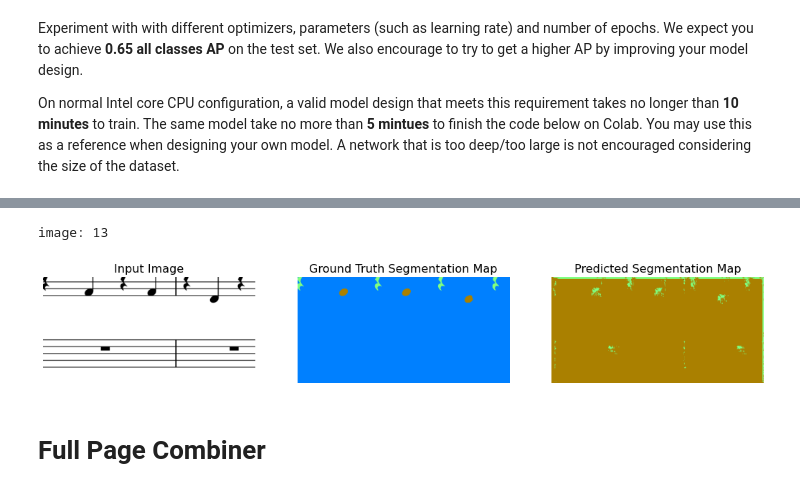
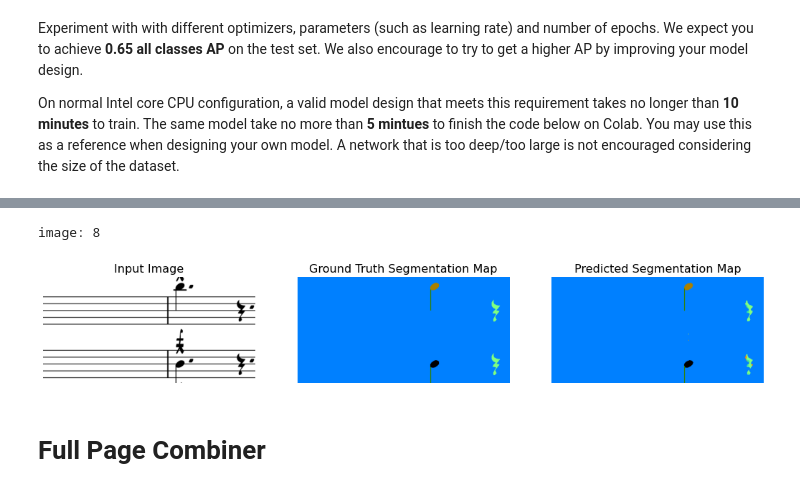
Before and after one commit to AshwinS27/TrebleInTheSheets, a Jupyter notebook: SemanticSegmentation.ipynb, the cells around one changed output, grey strips where cells are left out. Drawn from its saved outputs; the diff is of its cells as text; code cells hidden in the pictures.

```diff
--- a/SemanticSegmentation.ipynb
+++ b/SemanticSegmentation.ipynb
@@ -467,31 +471,31 @@ Validation loss:
 -----------------Epoch = 6-----------------
 ... (88 outputs left out)
 # %%
-img_idx = 13
+img_idx = 8
 
 print(f'image: {img_idx}')
 output_dir = 'output_test'
 
 plt.subplot(1, 3, 1)
 plt.imshow(Image.open(os.path.join(output_dir, 'x{}.png'.format(img_idx))))
 plt.title('Input Image', fontsize=16)
 plt.axis('off')
 
 plt.subplot(1, 3, 2)
 plt.imshow(Image.open(os.path.join(output_dir, 'gt{}.png'.format(img_idx))))
 plt.title('Ground Truth Segmentation Map', fontsize=16)
 plt.axis('off')
 
 plt.subplot(1, 3, 3)
 plt.imshow(Image.open(os.path.join(output_dir, 'y{}.png'.format(img_idx))))
 plt.title('Predicted Segmentation Map', fontsize=16)
 plt.axis('off')
 
 plt.gcf().set_size_inches(18, 10)
 plt.show()
 # %% [output]
-image: 13
+image: 8
-[figure, old version]
+[figure, new version]
 # %% [markdown]
 # Full Page Combiner
 # %%
```
Also changed, not shown: parts of 6 cells of this notebook, 1 other file.
